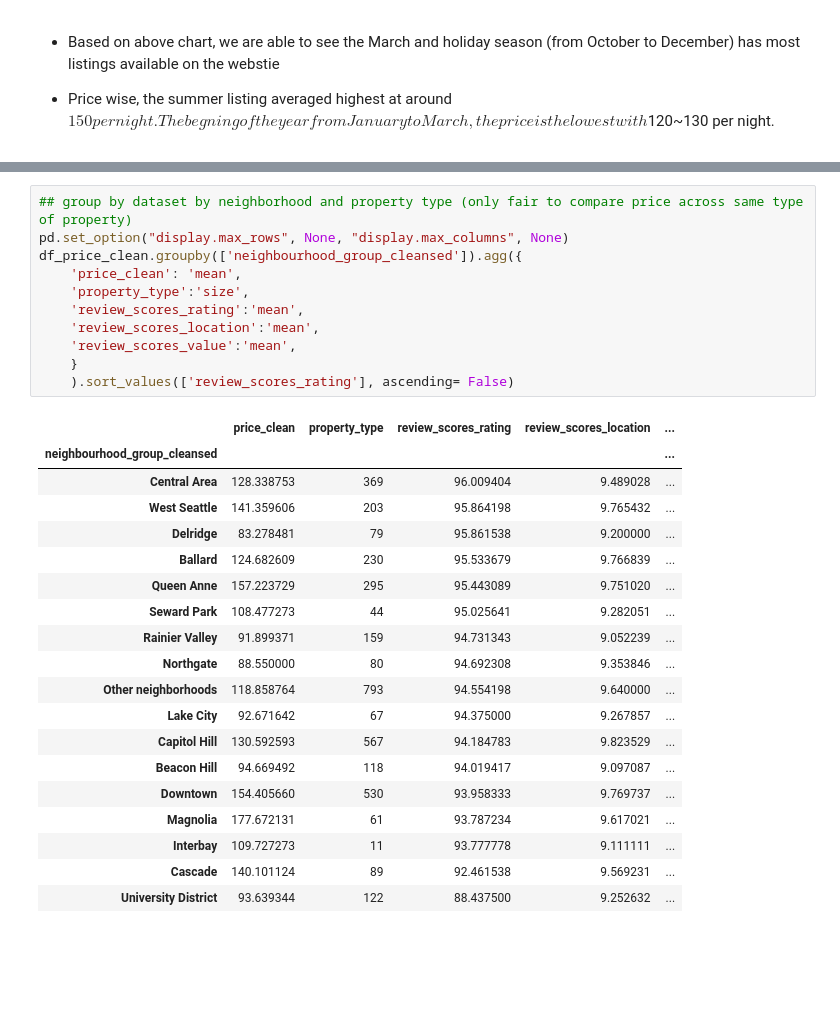
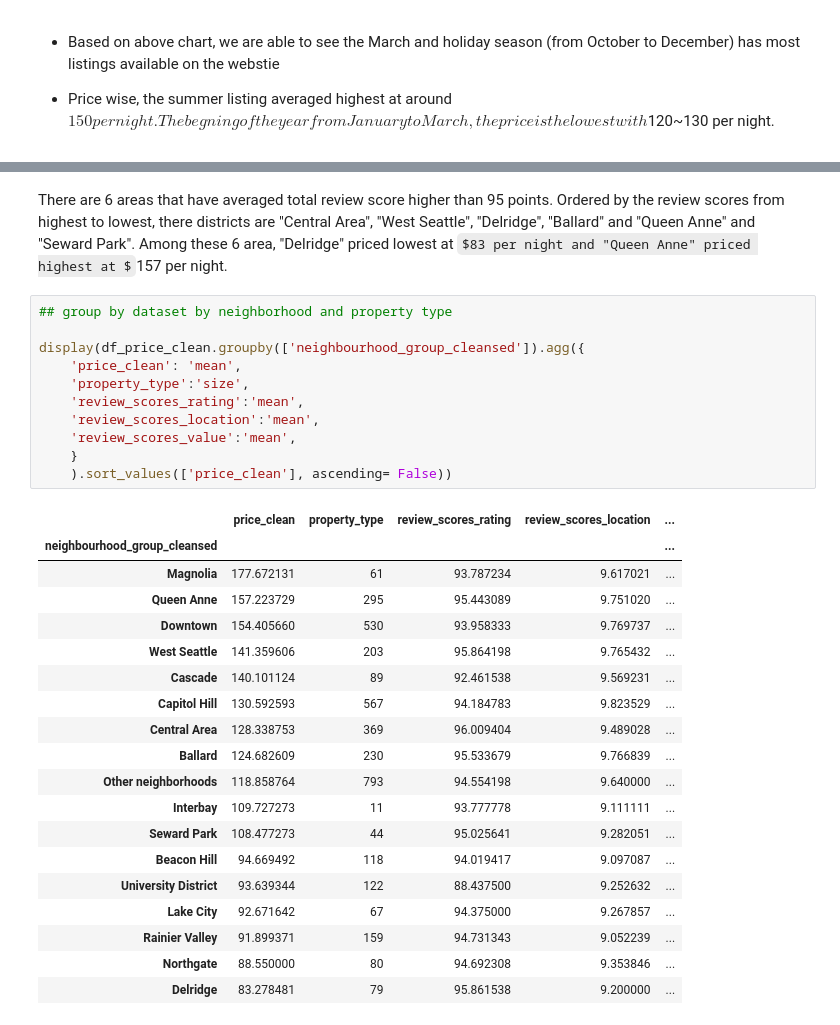
Before and after one commit to wxzhao15/DS_AirbnbDataEDA, a Jupyter notebook: main.ipynb, the cells around one changed output, grey strips where cells are left out. Saved outputs shown, nothing was run; the diff lists cells and outputs as text; some formulas as TeX source; blank space fills up the shorter version.

Commit message:
adding neighborhood analysis and findings

```diff
--- a/main.ipynb
+++ b/main.ipynb
@@ -322,31 +327,33 @@ df_price_clean.groupby(['neighbourhood','neighbourhood_cleansed','neighbourhood_
+# %% [markdown]
+There are 6 areas that have averaged total review score higher than 95 points. Ordered by the review scores from highest to lowest, there districts are "Central Area", "West Seattle", "Delridge", "Ballard" and "Queen Anne" and "Seward Park". Among these 6 area, "Delridge" priced lowest at $83 per night and "Queen Anne" priced highest at $157 per night.
 # %%
-## group by dataset by neighborhood and property type (only fair to compare price across same type of property)
-pd.set_option("display.max_rows", None, "display.max_columns", None)
-df_price_clean.groupby(['neighbourhood_group_cleansed']).agg({
+## group by dataset by neighborhood and property type
+
+display(df_price_clean.groupby(['neighbourhood_group_cleansed']).agg({
     'price_clean': 'mean',
     'property_type':'size',
     'review_scores_rating':'mean',
     'review_scores_location':'mean',
     'review_scores_value':'mean',
     }
-    ).sort_values(['review_scores_rating'], ascending= False)
+    ).sort_values(['price_clean'], ascending= False))
 # %% [output]
 |  | price_clean | property_type | review_scores_rating | review_scores_location | ... |
 | neighbourhood_group_cleansed |  |  |  |  | ... |
+| Magnolia | 177.672131 | 61 | 93.787234 | 9.617021 | ... |
+| Queen Anne | 157.223729 | 295 | 95.443089 | 9.751020 | ... |
+| Downtown | 154.405660 | 530 | 93.958333 | 9.769737 | ... |
+| West Seattle | 141.359606 | 203 | 95.864198 | 9.765432 | ... |
+| Cascade | 140.101124 | 89 | 92.461538 | 9.569231 | ... |
+| Capitol Hill | 130.592593 | 567 | 94.184783 | 9.823529 | ... |
 | Central Area | 128.338753 | 369 | 96.009404 | 9.489028 | ... |
-| West Seattle | 141.359606 | 203 | 95.864198 | 9.765432 | ... |
-| Delridge | 83.278481 | 79 | 95.861538 | 9.200000 | ... |
 | Ballard | 124.682609 | 230 | 95.533679 | 9.766839 | ... |
-| Queen Anne | 157.223729 | 295 | 95.443089 | 9.751020 | ... |
+| Other neighborhoods | 118.858764 | 793 | 94.554198 | 9.640000 | ... |
+| Interbay | 109.727273 | 11 | 93.777778 | 9.111111 | ... |
 | Seward Park | 108.477273 | 44 | 95.025641 | 9.282051 | ... |
+| Beacon Hill | 94.669492 | 118 | 94.019417 | 9.097087 | ... |
+| University District | 93.639344 | 122 | 88.437500 | 9.252632 | ... |
+| Lake City | 92.671642 | 67 | 94.375000 | 9.267857 | ... |
 | Rainier Valley | 91.899371 | 159 | 94.731343 | 9.052239 | ... |
 | Northgate | 88.550000 | 80 | 94.692308 | 9.353846 | ... |
-| Other neighborhoods | 118.858764 | 793 | 94.554198 | 9.640000 | ... |
-| Lake City | 92.671642 | 67 | 94.375000 | 9.267857 | ... |
-| Capitol Hill | 130.592593 | 567 | 94.184783 | 9.823529 | ... |
-| Beacon Hill | 94.669492 | 118 | 94.019417 | 9.097087 | ... |
-| Downtown | 154.405660 | 530 | 93.958333 | 9.769737 | ... |
-| Magnolia | 177.672131 | 61 | 93.787234 | 9.617021 | ... |
-| Interbay | 109.727273 | 11 | 93.777778 | 9.111111 | ... |
-| Cascade | 140.101124 | 89 | 92.461538 | 9.569231 | ... |
-| University District | 93.639344 | 122 | 88.437500 | 9.252632 | ... |
+| Delridge | 83.278481 | 79 | 95.861538 | 9.200000 | ... |
```
Also changed, not shown: parts of 16 cells of this notebook, 1 other file.
